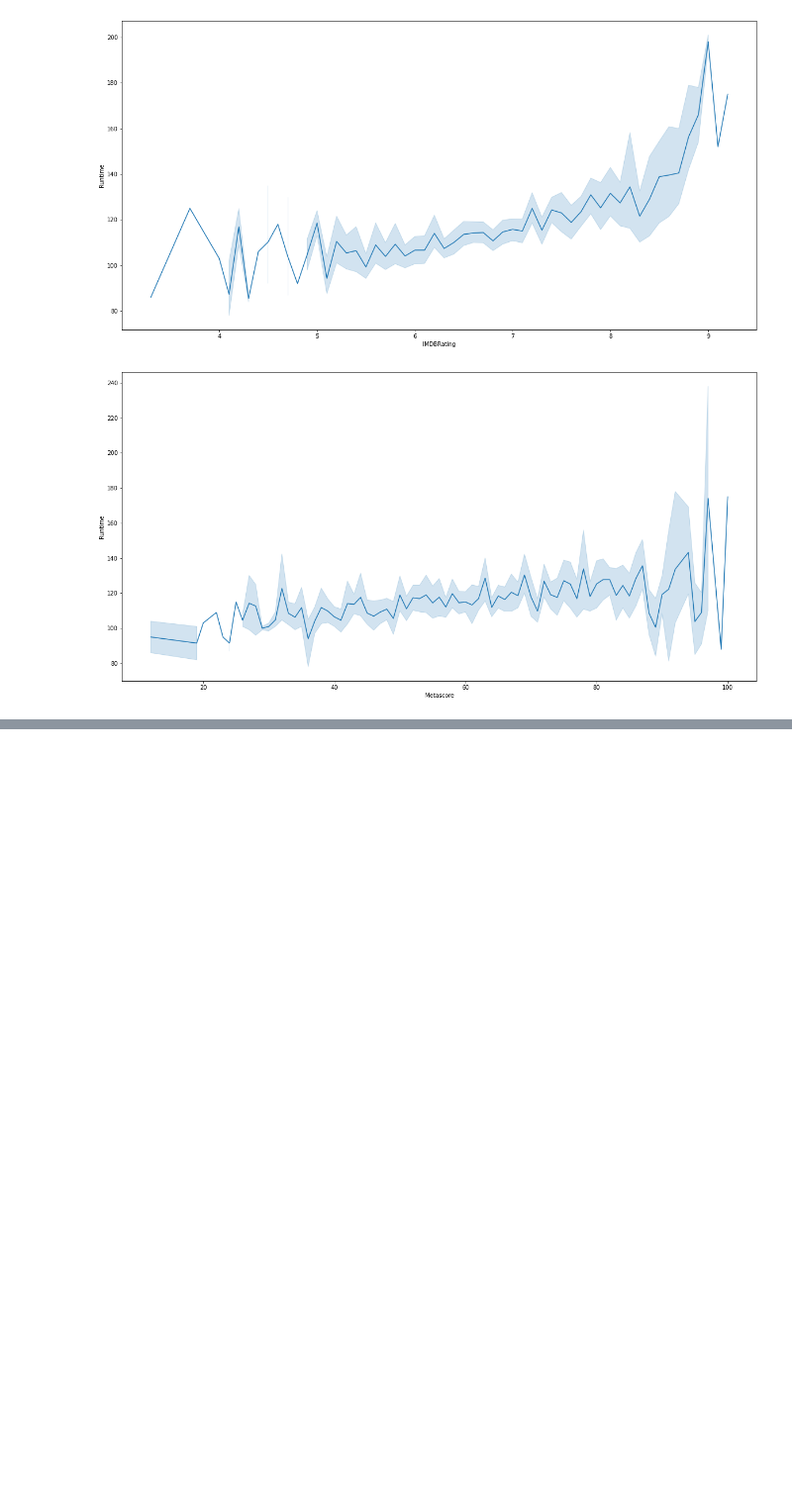
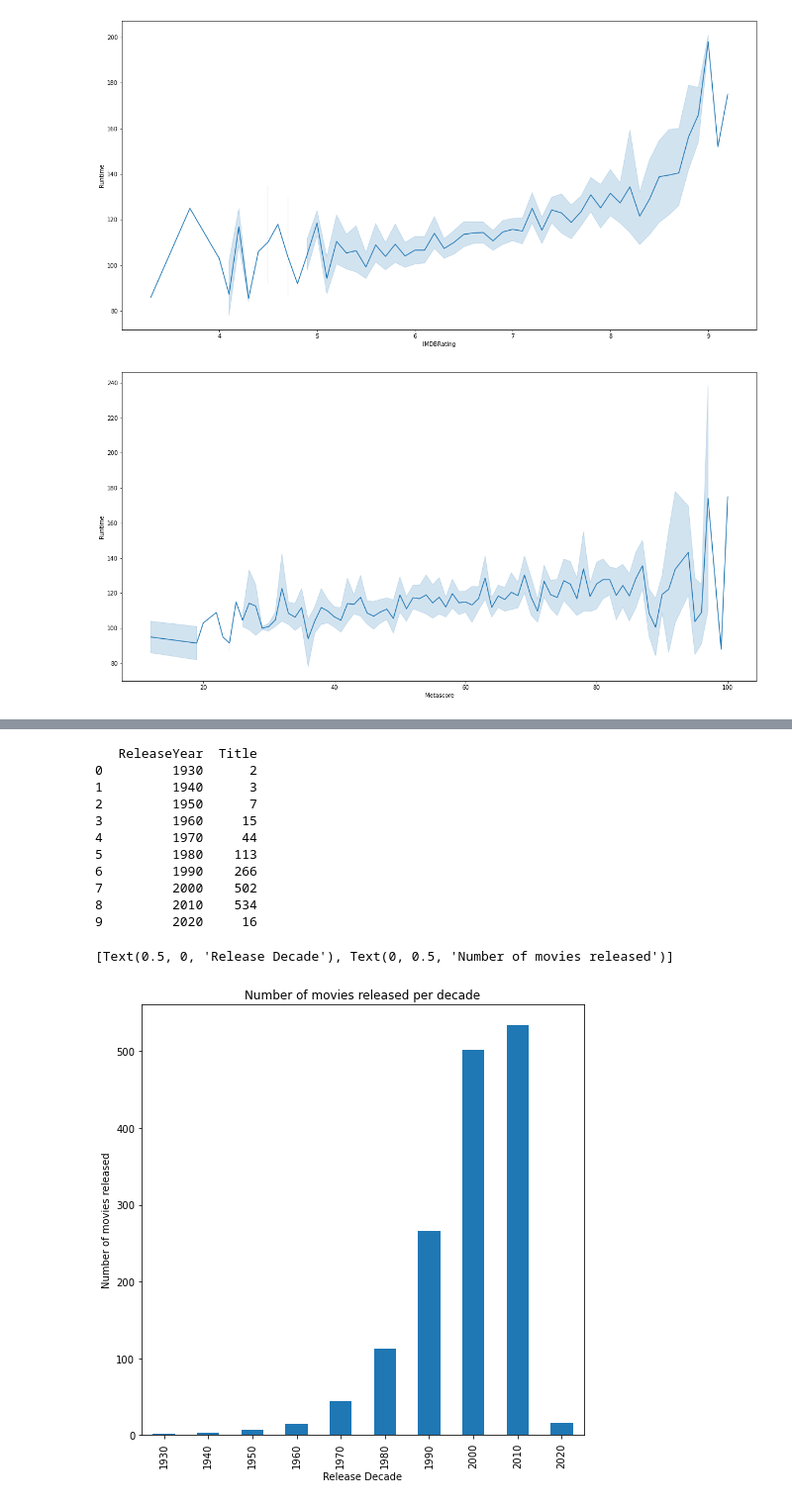
Before and after one commit to galongoria/midterm-project-imdb, a Jupyter notebook: drafts/Presentation_Draft.ipynb, the cells around one changed output, grey strips where cells are left out. Shown at 99% size. Cells and saved outputs as stored; diff of their text form; code cells hidden in the pictures; blank space fills up the shorter version.

```diff
--- a/drafts/Presentation_Draft.ipynb
+++ b/drafts/Presentation_Draft.ipynb
@@ -261,0 +315,25 @@ plot12 = sns.lineplot(data=df, x="Metascore", y="Runtime")
+# %%
+counts_by_year_data = df2.groupby(df2["ReleaseYear"]//10*10)["Title"].count().reset_index()
+# %%
+print(counts_by_year_data)
+
+plot10 = (
+    counts_by_year_data.groupby("ReleaseYear")["Title"]
+    .mean()
+    .plot.bar(figsize=(8, 8), title="Number of movies released per decade")
+)
+plot10.set(xlabel="Release Decade", ylabel="Number of movies released")
+# %% [output]
+   ReleaseYear  Title
+0         1930      2
+1         1940      3
+2         1950      7
+3         1960     15
+4         1970     44
+5         1980    113
+6         1990    266
+7         2000    502
+8         2010    534
+9         2020     16
+[Text(0.5, 0, 'Release Decade'), Text(0, 0.5, 'Number of movies released')]
+[figure, added]
```
Also changed, not shown: parts of 7 cells of this notebook, 3 other files.
